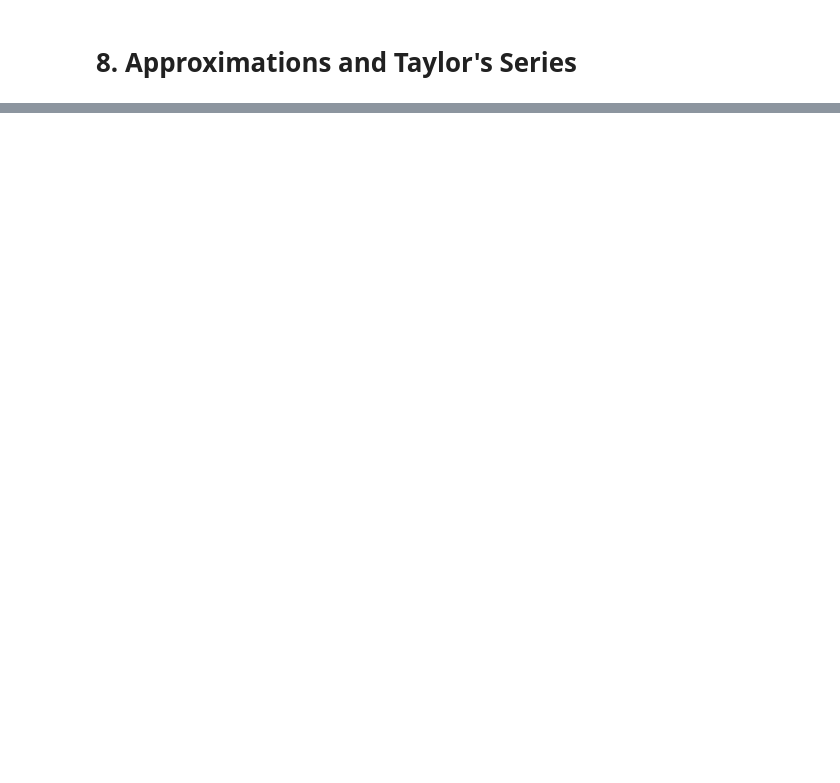
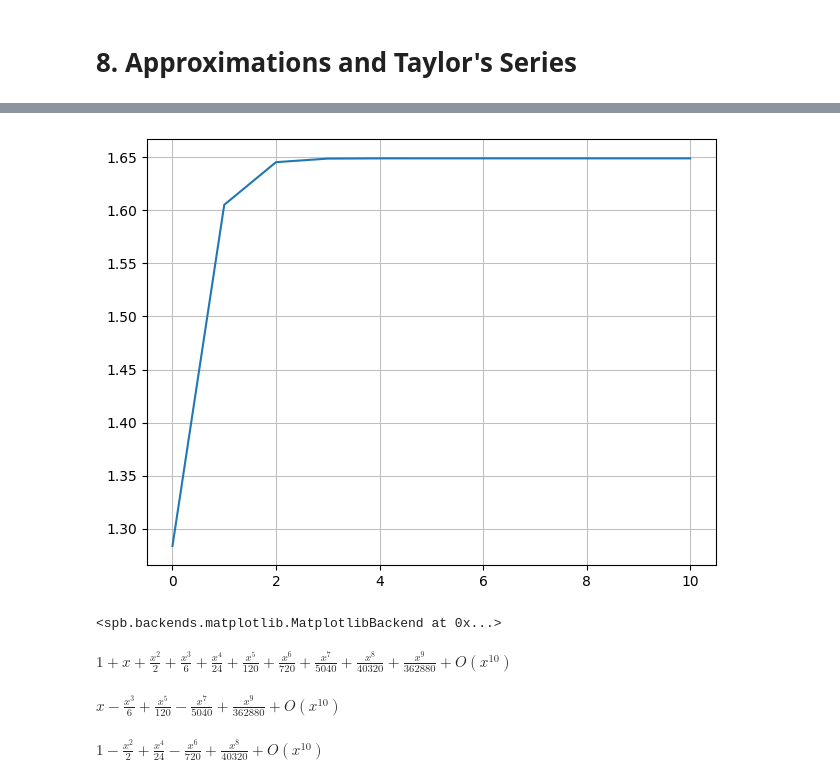
Before and after one commit to James-G-Hill/Sympy-Companion-to-Mathematics-Form-and-Function, a Jupyter notebook: ch06_concepts_of_calculus/08_approximations_and_taylors_series.ipynb, the cells around one changed output, grey strips where cells are left out. Cells and saved outputs as stored; diff of their text form; code cells hidden in the pictures; blank space fills up the shorter version.

```diff
--- a/ch06_concepts_of_calculus/08_approximations_and_taylors_series.ipynb
+++ b/ch06_concepts_of_calculus/08_approximations_and_taylors_series.ipynb
@@ -96,0 +98,25 @@ plt.show()
+# %%
+f_deriv_lst = [
+    f_deriv.subs(f(a), exp(a)).subs(iteration_subs).subs(k, i).doit()
+    for i in range(0, 11)
+]
+
+plot_list(
+    range(0, 11),
+    list(accumulate(f_deriv_lst))
+)
+# %% [output]
+[figure, added]
+<spb.backends.matplotlib.MatplotlibBackend at 0x...>
+# %%
+exp(x).series(n=10)
+# %% [output]
+$\displaystyle 1 + x + \frac{x^{2}}{2} + \frac{x^{3}}{6} + \frac{x^{4}}{24} + \frac{x^{5}}{120} + \frac{x^{6}}{720} + \frac{x^{7}}{5040} + \frac{x^{8}}{40320} + \frac{x^{9}}{362880} + O\left(x^{10}\right)$
+# %%
+sin(x).series(n=10)
+# %% [output]
+$\displaystyle x - \frac{x^{3}}{6} + \frac{x^{5}}{120} - \frac{x^{7}}{5040} + \frac{x^{9}}{362880} + O\left(x^{10}\right)$
+# %%
+cos(x).series(n=10)
+# %% [output]
+$\displaystyle 1 - \frac{x^{2}}{2} + \frac{x^{4}}{24} - \frac{x^{6}}{720} + \frac{x^{8}}{40320} + O\left(x^{10}\right)$
```
Also changed, not shown: parts of 17 cells of this notebook.
